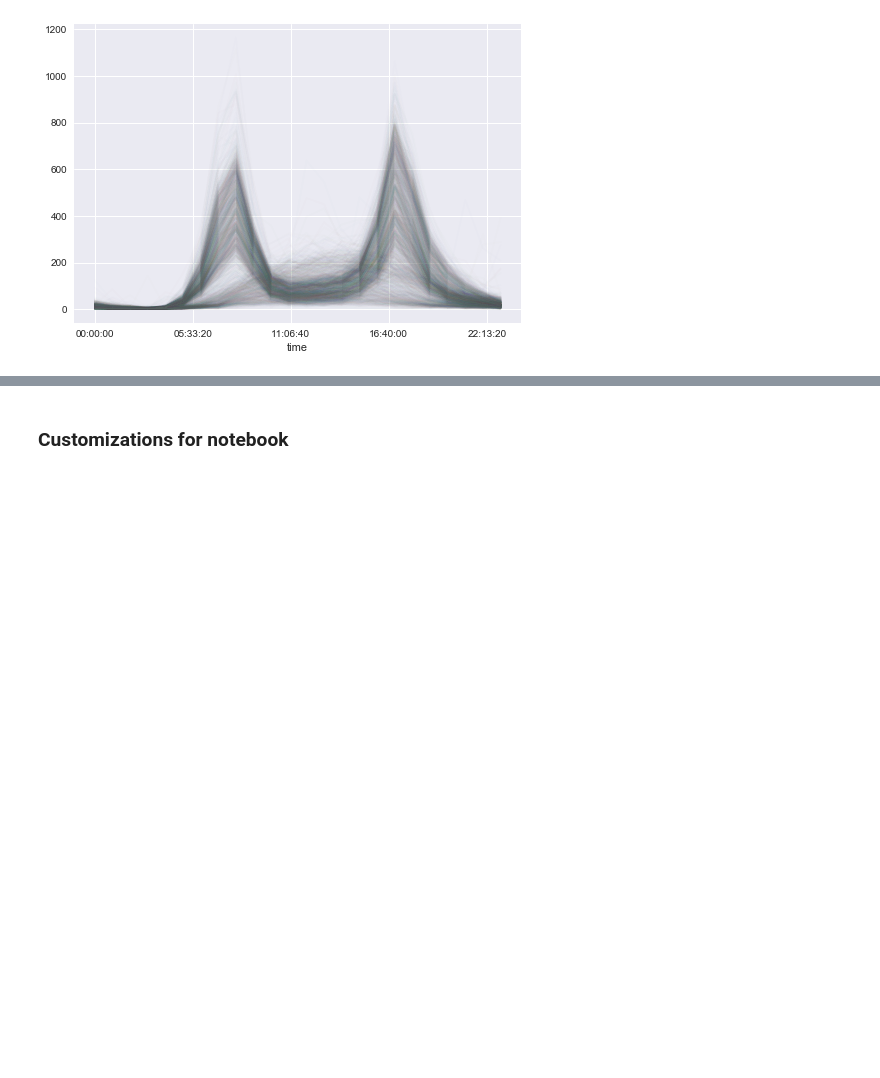
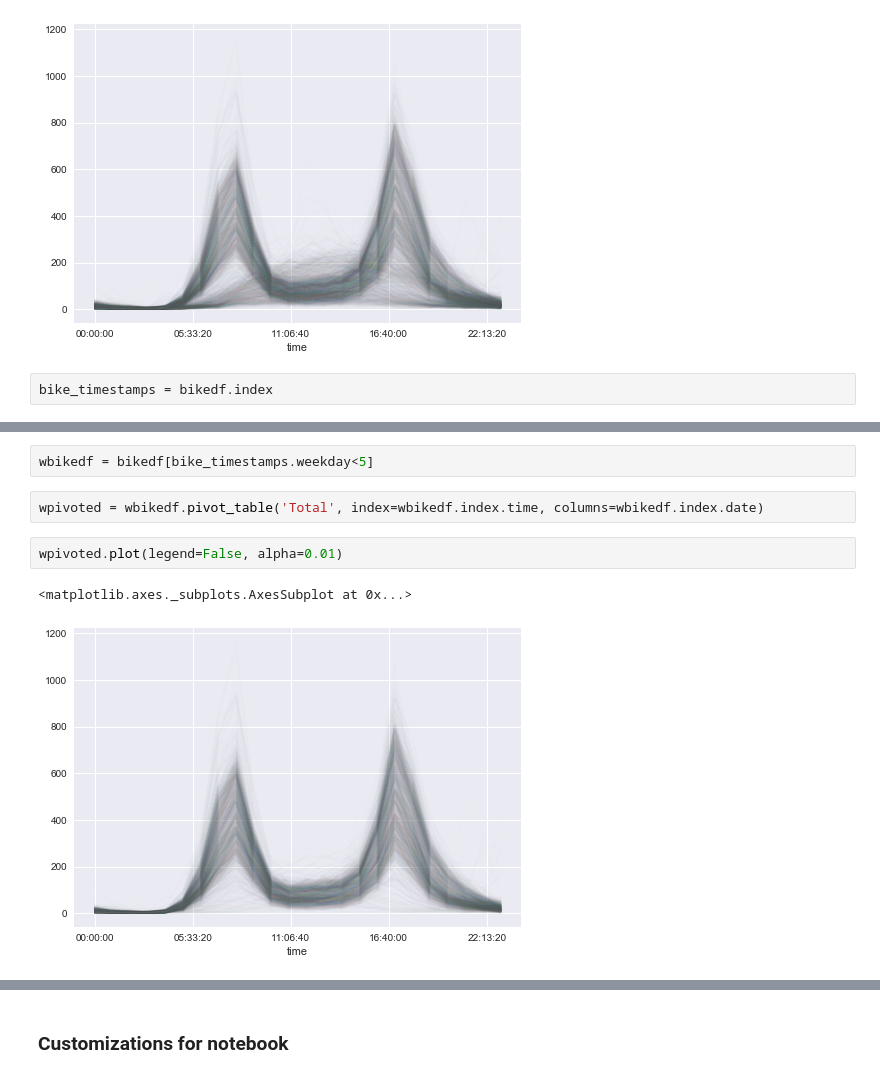
Before and after one commit to coolum001/BikeTripAnalysisNotebookProject, a Jupyter notebook: develop/2018-2-11-dc-BikeTripAnalysisNotebook.ipynb, the cells around one changed output, grey strips where cells are left out. Drawn from its saved outputs; the diff is of its cells as text; blank space fills up the shorter version.

Commit message:
Add workday/weekend analysis and plots

```diff
--- a/develop/2018-2-11-dc-BikeTripAnalysisNotebook.ipynb
+++ b/develop/2018-2-11-dc-BikeTripAnalysisNotebook.ipynb
@@ -266,3 +266,5 @@ pivoted.plot(legend=False, alpha=0.01)
 # %% [output]
 <matplotlib.axes._subplots.AxesSubplot at 0x...>
 [figure]
+# %%
+bike_timestamps = bikedf.index
@@ -268,0 +289,9 @@ pivoted.plot(legend=False, alpha=0.01)
+# %%
+wbikedf = bikedf[bike_timestamps.weekday<5]
+# %%
+wpivoted = wbikedf.pivot_table('Total', index=wbikedf.index.time, columns=wbikedf.index.date)
+# %%
+wpivoted.plot(legend=False, alpha=0.01)
+# %% [output]
+<matplotlib.axes._subplots.AxesSubplot at 0x...>
+[figure, added]
```
Also changed, not shown: parts of 10 cells of this notebook.
